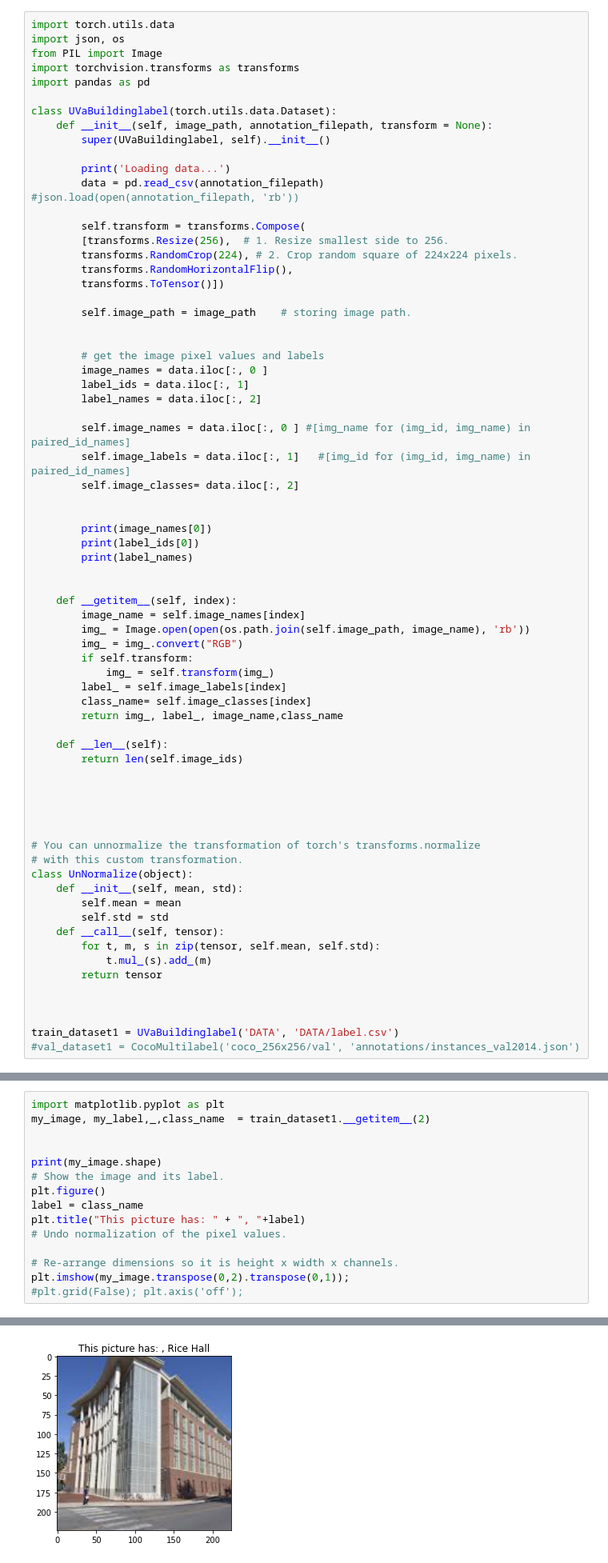
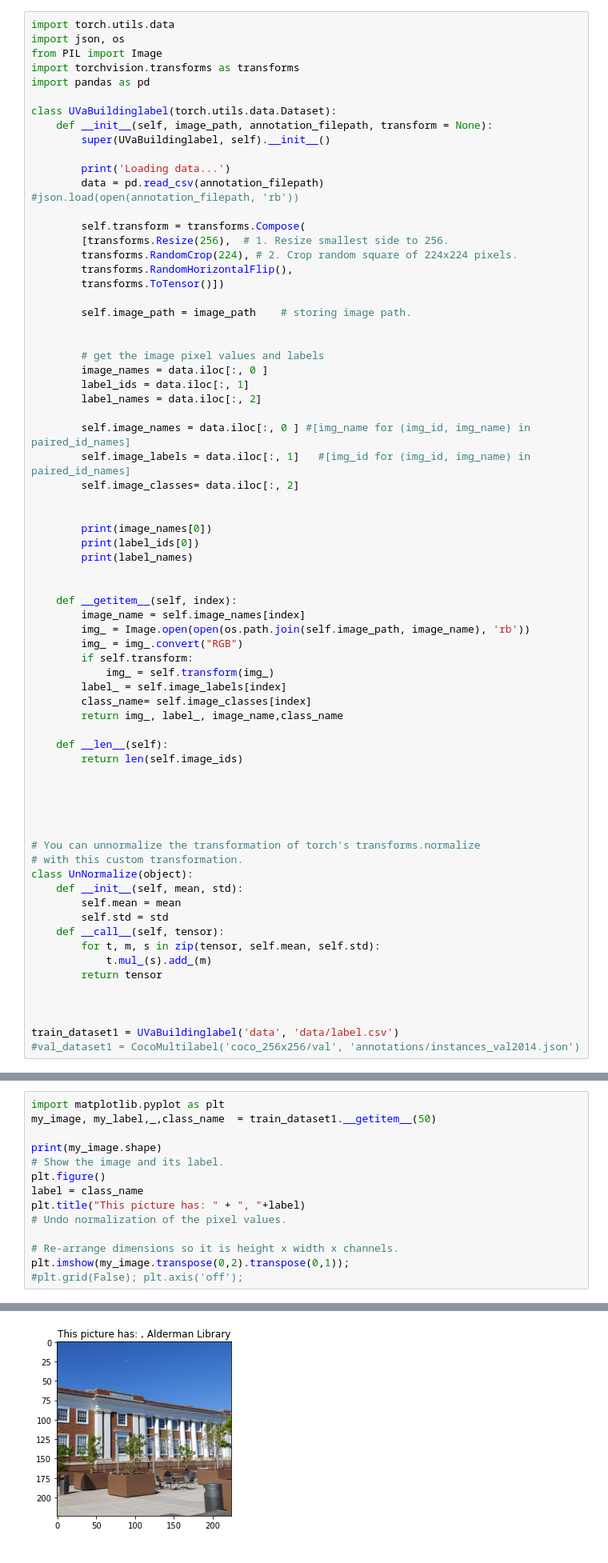
Before and after one commit to soneyahossain/deep_learning_project, a Jupyter notebook: deep_learning_project.ipynb, the cells around one changed output, grey strips where cells are left out. Shown: that part at 80% size. Drawn from its saved outputs; the diff is of its cells as text.

```diff
--- a/deep_learning_project.ipynb
+++ b/deep_learning_project.ipynb
@@ -70,7 +70,7 @@ class UnNormalize(object):
 
 
 
-train_dataset1 = UVaBuildinglabel('DATA', 'DATA/label.csv')
+train_dataset1 = UVaBuildinglabel('data', 'data/label.csv')
 #val_dataset1 = CocoMultilabel('coco_256x256/val', 'annotations/instances_val2014.json')
 # %% [output]
 Loading data...
@@ -96,7 +91,6 @@ Name: name, dtype: object
 # %%
 import matplotlib.pyplot as plt
-my_image, my_label,_,class_name  = train_dataset1.__getitem__(2)
-
+my_image, my_label,_,class_name  = train_dataset1.__getitem__(50)
 
 print(my_image.shape)
 # Show the image and its label.
@@ -114 +107 @@ ERROR! Session/line number was not unique in database. History logging moved to
-[figure, old version]
+[figure, new version]
```
Also changed, not shown: parts of 2 cells of this notebook, 20 other files.
